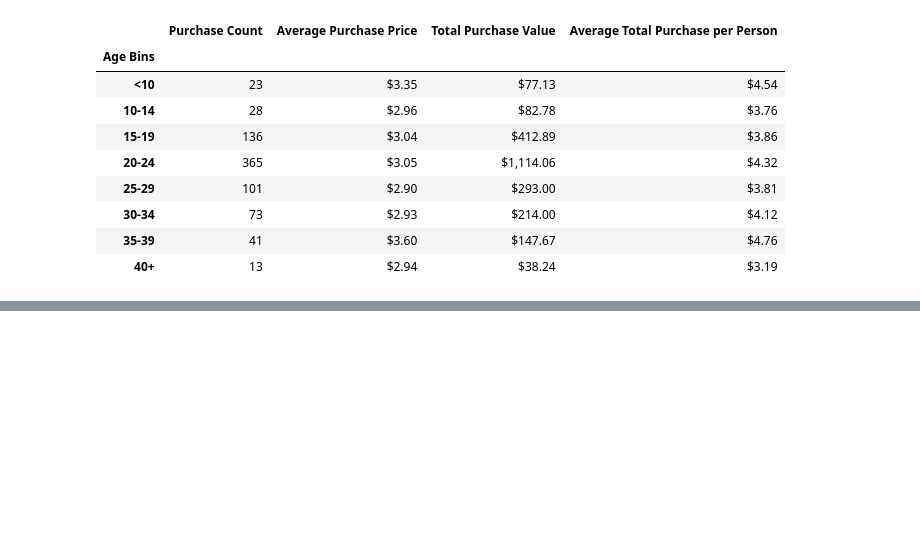
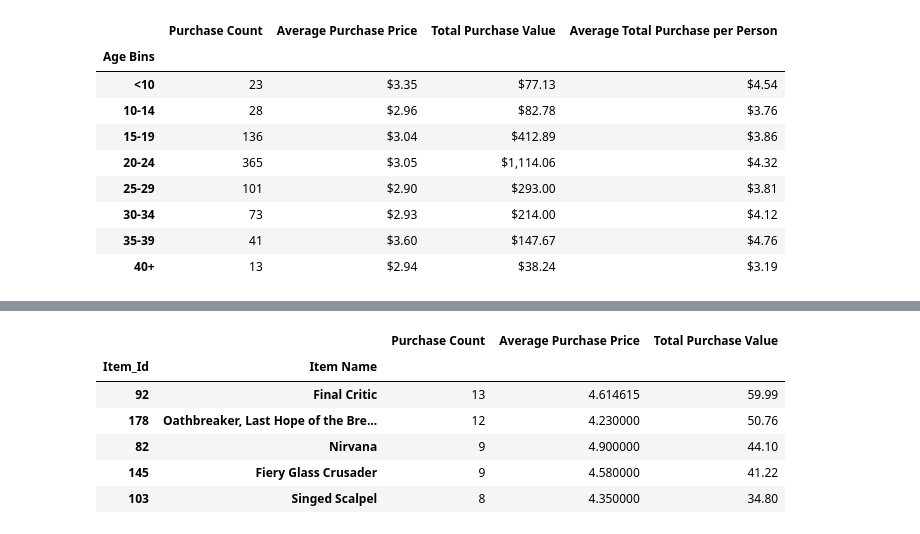
Before and after one commit to tochdo/pandas-challenge, a Jupyter notebook: Pypoli.ipynb, the cells around one changed output, grey strips where cells are left out. Saved outputs shown, nothing was run; the diff lists cells and outputs as text; code cells hidden in the pictures; blank space fills up the shorter version.

```diff
--- a/Pypoli.ipynb
+++ b/Pypoli.ipynb
@@ -434,6 +500,19 @@ spender_summary.head(10)
 # %%
-#Sort the above table by total purchase value in descending order - Purchase count, item price, total purchase value
-
+#Sort the above table by total purchase value in descending order
+popular_summary4_df = popular_summary2_df.sort_values(["Total Purchase Value"], ascending=False).head()
+popular_summary4_df
 #Optional: give the displayed data cleaner formatting
-
-#Display a preview of the data fram
+#popular_summary4_df["Average Purchase Price"] = popular_summary4_df["Average Purchase Price"].astype(float).map("${:,.2f}".format)
+#popular_summary4_df["Total Purchase Value"] = popular_summary4_df["Total Purchase Value"].astype(float).map("${:,.2f}".format)
+popular_summary4_df.style.format({"Average Purchase Price":"${:.2f}"})
+popular_summary4_df.style.format({"Total Purchase Value":"${:.2f}"})
+#Display a preview of the data frame
+popular_summary4_df
+# %% [output]
+|  |  | Purchase Count | Average Purchase Price | Total Purchase Value |
+| Item_Id | Item Name |  |  |  |
+| 92 | Final Critic | 13 | 4.614615 | 59.99 |
+| 178 | Oathbreaker, Last Hope of the Bre... | 12 | 4.230000 | 50.76 |
+| 82 | Nirvana | 9 | 4.900000 | 44.10 |
+| 145 | Fiery Glass Crusader | 9 | 4.580000 | 41.22 |
+| 103 | Singed Scalpel | 8 | 4.350000 | 34.80 |
```
Also changed, not shown: parts of 4 cells of this notebook.
